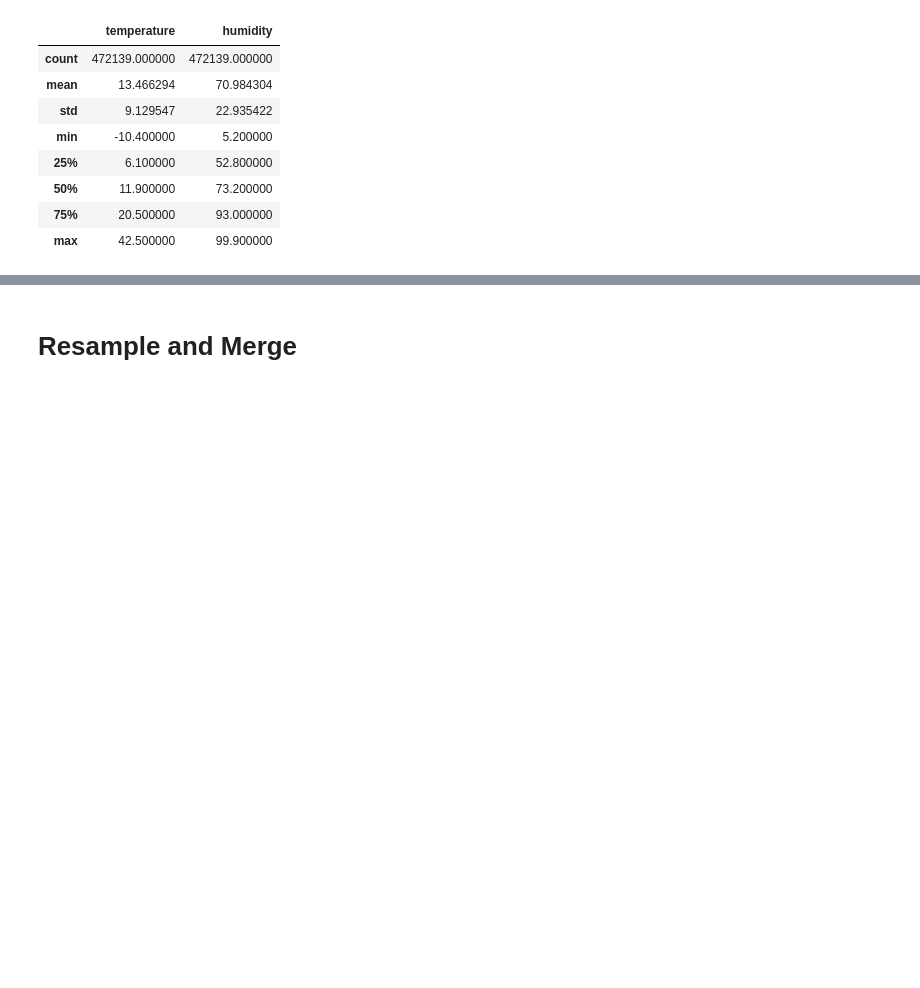
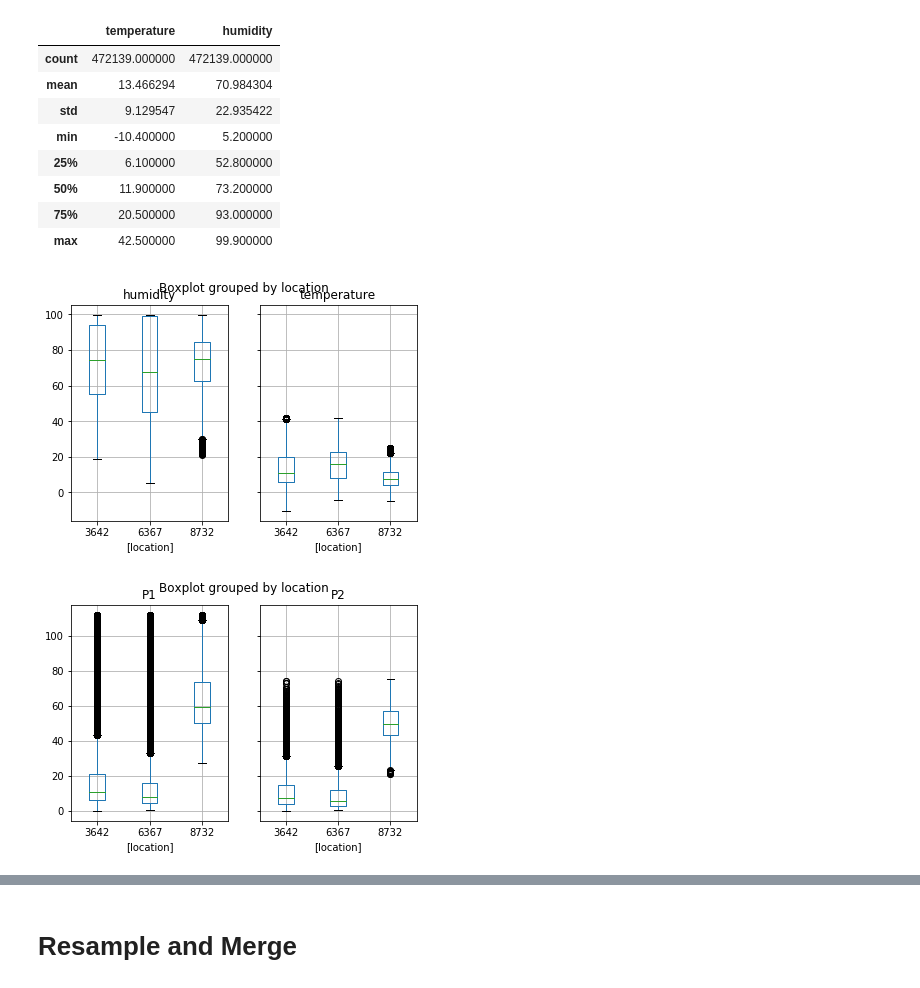
Before and after one commit to GeorgesAlkhouri/golddust, a Jupyter notebook: jupyter/BTW.ipynb, the cells around one changed output, grey strips where cells are left out. Drawn from its saved outputs; the diff is of its cells as text; code cells hidden in the pictures; blank space fills up the shorter version.

```diff
--- a/jupyter/BTW.ipynb
+++ b/jupyter/BTW.ipynb
@@ -178,6 +235,9 @@ df_dht22.describe()
 | 75% | 20.500000 | 93.000000 |
 | max | 42.500000 | 99.900000 |
 # %%
-#_ = df_dht22.boxplot(by='location')
-#_ = df_sds011.boxplot(by='location')
+_ = df_dht22.boxplot(by='location')
+_ = df_sds011.boxplot(by='location')
+# %% [output]
+[figure, added]
+[figure, added]
 # %%
```
Also changed, not shown: parts of 39 cells of this notebook, 3 other files.
